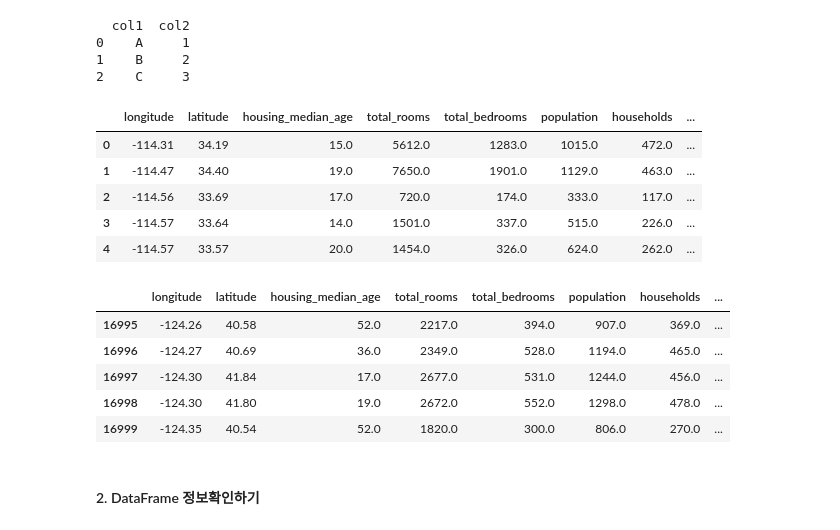
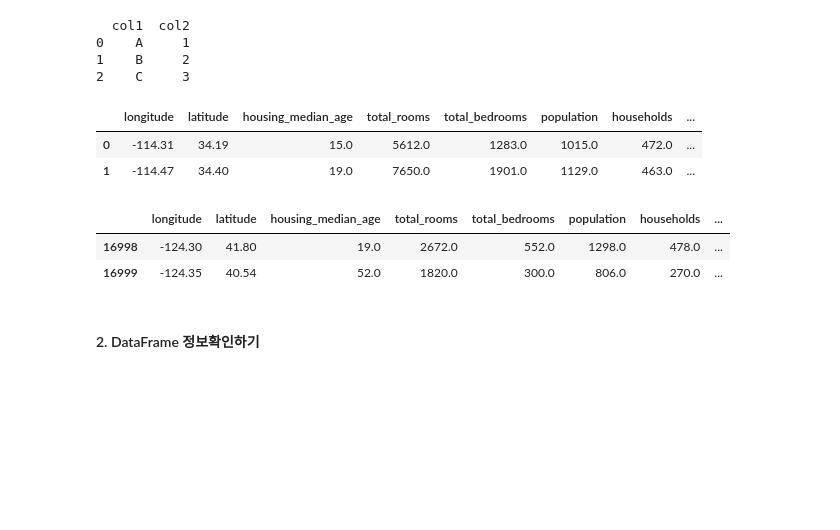
Before and after one commit to euisuk-chung/TimeSeriesDataAnalysis, a Jupyter notebook: 실습자료/판다스_데이터분석_실습.ipynb, the cells around one changed output. Drawn from its saved outputs; the diff is of its cells as text; code cells hidden in the pictures; blank space fills up the shorter version.

```diff
--- a/실습자료/판다스_데이터분석_실습.ipynb
+++ b/실습자료/판다스_데이터분석_실습.ipynb
@@ -163,22 +161,17 @@ print(df)
 # %%
 # (예제) Colab에서 기본으로 제공되는 데이터 불러오기
 import pandas as pd
+
 df = pd.read_csv('/content/sample_data/california_housing_train.csv')
-df.head()
+df.head(2)
 # %% [output]
 |  | longitude | latitude | housing_median_age | total_rooms | total_bedrooms | population | households | ... |
 | 0 | -114.31 | 34.19 | 15.0 | 5612.0 | 1283.0 | 1015.0 | 472.0 | ... |
 | 1 | -114.47 | 34.40 | 19.0 | 7650.0 | 1901.0 | 1129.0 | 463.0 | ... |
-| 2 | -114.56 | 33.69 | 17.0 | 720.0 | 174.0 | 333.0 | 117.0 | ... |
-| 3 | -114.57 | 33.64 | 14.0 | 1501.0 | 337.0 | 515.0 | 226.0 | ... |
-| 4 | -114.57 | 33.57 | 20.0 | 1454.0 | 326.0 | 624.0 | 262.0 | ... |
 # %%
-df.tail()
+df.tail(2)
 # %% [output]
 |  | longitude | latitude | housing_median_age | total_rooms | total_bedrooms | population | households | ... |
-| 16995 | -124.26 | 40.58 | 52.0 | 2217.0 | 394.0 | 907.0 | 369.0 | ... |
-| 16996 | -124.27 | 40.69 | 36.0 | 2349.0 | 528.0 | 1194.0 | 465.0 | ... |
-| 16997 | -124.30 | 41.84 | 17.0 | 2677.0 | 531.0 | 1244.0 | 456.0 | ... |
 | 16998 | -124.30 | 41.80 | 19.0 | 2672.0 | 552.0 | 1298.0 | 478.0 | ... |
 | 16999 | -124.35 | 40.54 | 52.0 | 1820.0 | 300.0 | 806.0 | 270.0 | ... |
 # %% [markdown]
```
Also changed, not shown: parts of 20 cells of this notebook.
